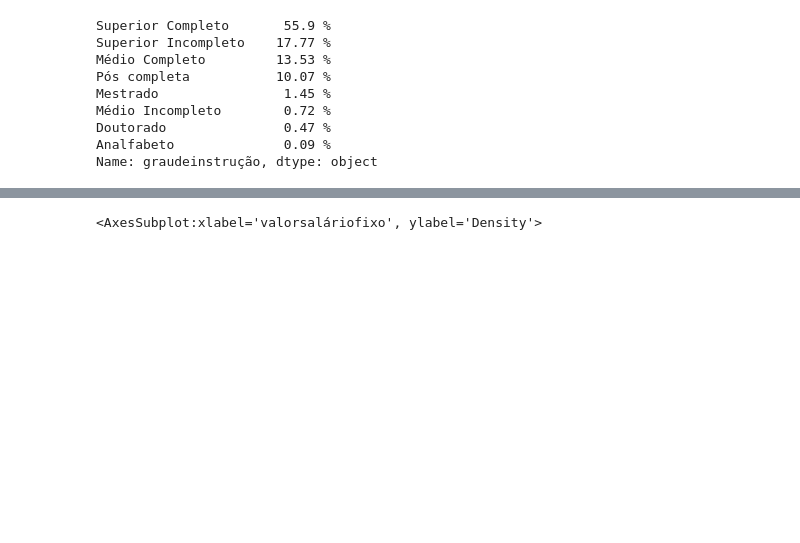
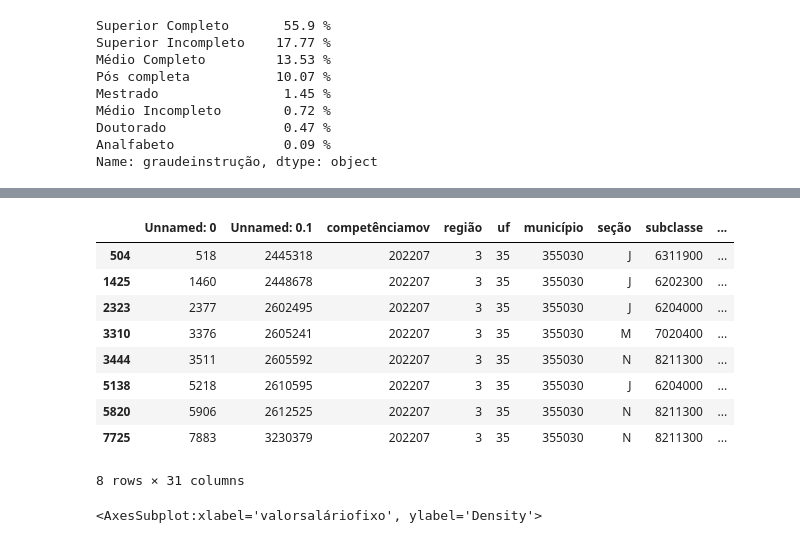
Before and after one commit to onemarcos/Tera---Salary-Prediction, a Jupyter notebook: Salary-Prediction.ipynb, the cells around one changed output, grey strips where cells are left out. Saved outputs shown, nothing was run; the diff lists cells and outputs as text; code cells hidden in the pictures; blank space fills up the shorter version.

```diff
--- a/Salary-Prediction.ipynb
+++ b/Salary-Prediction.ipynb
@@ -232,7 +236,7 @@ var_quali = [
 label_quali = {
   "sexo": {1: 'M', 3: 'F', 9: 'Não Identificado'},
   "raçacor": {1: 'Branca', 2: 'Preta', 3: 'Parda', 4: 'Amarela', 5: 'Indígena', 6: 'Não informada', 9: 'Não Identificado'},
-  "graudeinstrução": {1: "Analfabeto", 2: "Médio Incompleto", 7: "Médio Completo", 8: "Superior Incompleto", 9: "Superior Completo", 10: "Mestrado", 11: "Doutorado", 80: "Pós completa", 99: "Não Identificado"},
+  "graudeinstrução": {1: "Analfabeto", 2: "Médio Incompleto", 7: "Médio Completo", 8: "Superior Incompleto", 9: "Superior Completo", 10: "Mestrado", 11: "Doutorado", 12: "Pós completa", 99: "Não Identificado"},
 
 }
 # %%
@@ -556,3 +566,16 @@ Name: graudeinstrução, dtype: object
+# %%
+df[(df.replace(label_quali)['graudeinstrução'] == 'Analfabeto')]
+# %% [output]
+|  | Unnamed: 0 | Unnamed: 0.1 | competênciamov | região | uf | município | seção | subclasse | ... |
+| 504 | 518 | 2445318 | 202207 | 3 | 35 | 355030 | J | 6311900 | ... |
+| 1425 | 1460 | 2448678 | 202207 | 3 | 35 | 355030 | J | 6202300 | ... |
+| 2323 | 2377 | 2602495 | 202207 | 3 | 35 | 355030 | J | 6204000 | ... |
+| 3310 | 3376 | 2605241 | 202207 | 3 | 35 | 355030 | M | 7020400 | ... |
+| 3444 | 3511 | 2605592 | 202207 | 3 | 35 | 355030 | N | 8211300 | ... |
+| 5138 | 5218 | 2610595 | 202207 | 3 | 35 | 355030 | J | 6204000 | ... |
+| 5820 | 5906 | 2612525 | 202207 | 3 | 35 | 355030 | N | 8211300 | ... |
+| 7725 | 7883 | 3230379 | 202207 | 3 | 35 | 355030 | N | 8211300 | ... |
+8 rows × 31 columns
 # %%
 sns.kdeplot(df.groupby('idade')['valorsaláriofixo'].mean().round(2), x=df.idade)
 # %% [output]
```
Also changed, not shown: parts of 18 cells of this notebook, 1 other file.
